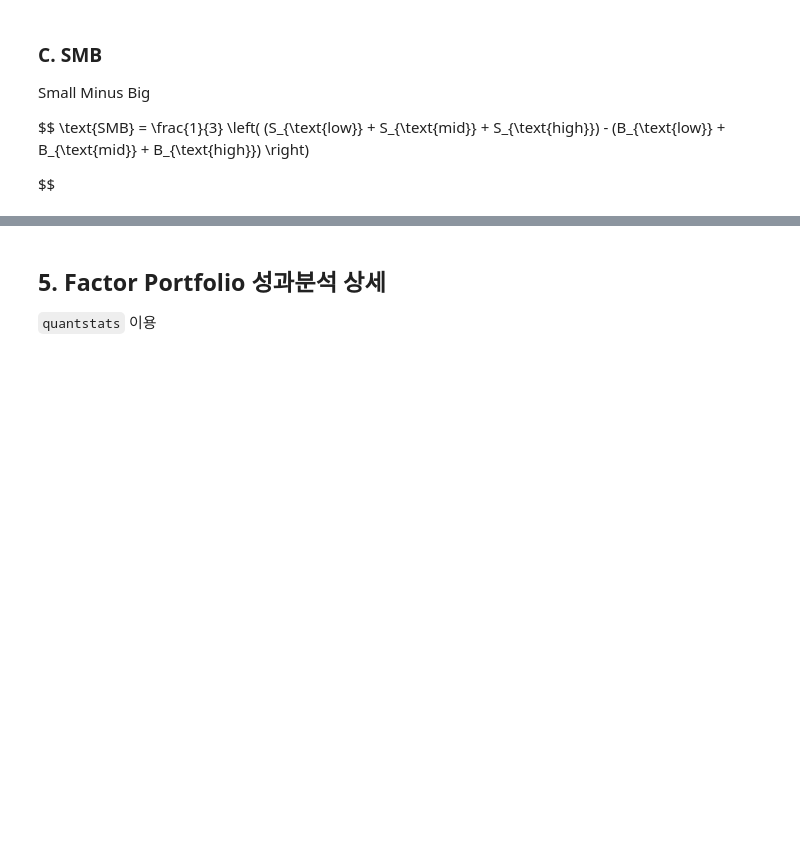
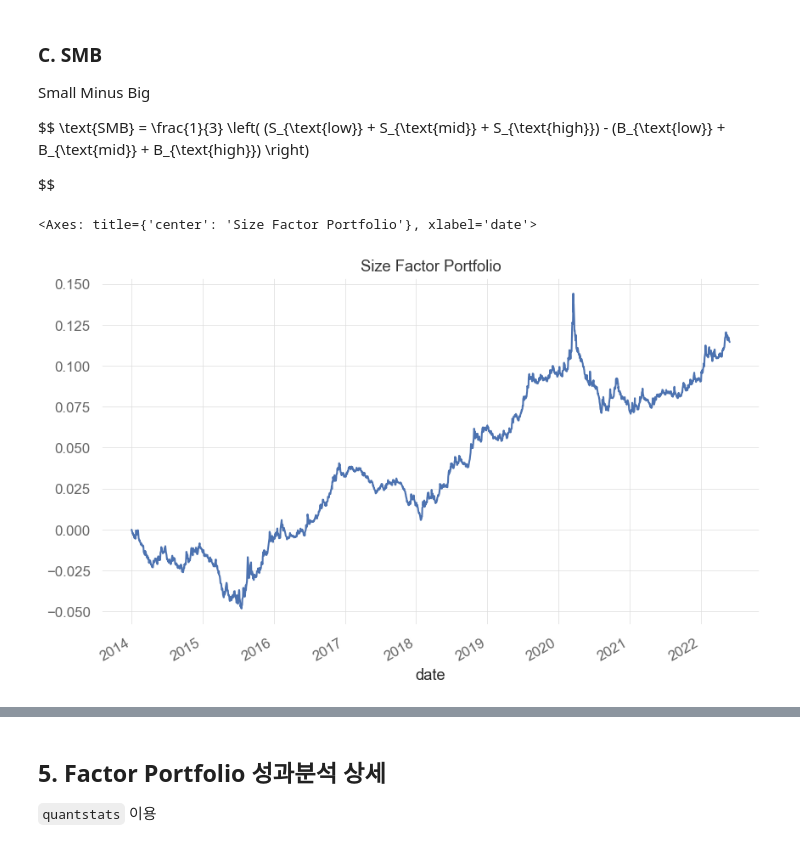
Before and after one commit to jaepil-choi/qtrsch, a Jupyter notebook: factor_research.ipynb, the cells around one changed output, grey strips where cells are left out. Drawn from its saved outputs; the diff is of its cells as text; code cells hidden in the pictures; blank space fills up the shorter version.

```diff
--- a/factor_research.ipynb
+++ b/factor_research.ipynb
@@ -228,0 +346,5 @@ $$
+# %%
+((1+SMB).cumprod()-1).plot(title='Size Factor Portfolio')
+# %% [output]
+<Axes: title={'center': 'Size Factor Portfolio'}, xlabel='date'>
+[figure, added]
```
Also changed, not shown: parts of 38 cells of this notebook.
